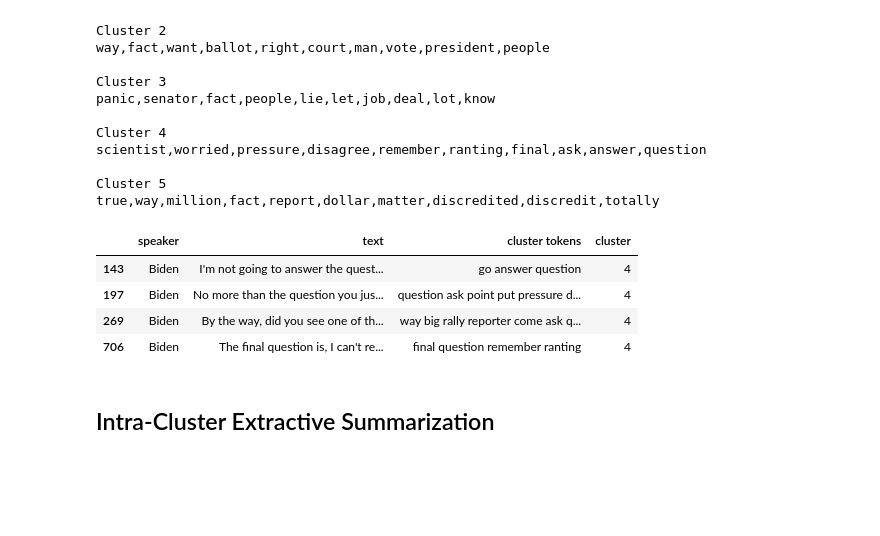
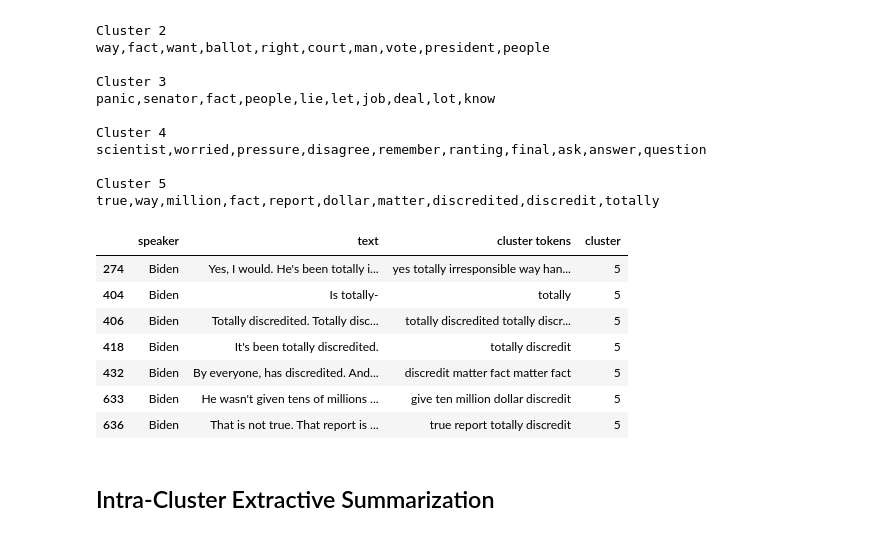
Before and after one commit to trishnak99/presidential-debate-summarizer, a Jupyter notebook: Clustering.ipynb, the cells around one changed output. Saved outputs shown, nothing was run; the diff lists cells and outputs as text; code cells hidden in the pictures; blank space fills up the shorter version.

Commit message:
Clustering update

```diff
--- a/Clustering.ipynb
+++ b/Clustering.ipynb
@@ -204,13 +204,16 @@ true,way,million,fact,report,dollar,matter,discredited,discredit,totally
 # %%
 trump_df['cluster'] = trump_clusters.tolist()
 biden_df['cluster'] = biden_clusters.tolist()
-biden_df[biden_df['cluster'] == 4]
+biden_df[biden_df['cluster'] == 5]
 # %% [output]
 |  | speaker | text | cluster tokens | cluster |
-| 143 | Biden | I'm not going to answer the quest... | go answer question | 4 |
-| 197 | Biden | No more than the question you jus... | question ask point put pressure d... | 4 |
-| 269 | Biden | By the way, did you see one of th... | way big rally reporter come ask q... | 4 |
-| 706 | Biden | The final question is, I can't re... | final question remember ranting | 4 |
+| 274 | Biden | Yes, I would. He's been totally i... | yes totally irresponsible way han... | 5 |
+| 404 | Biden | Is totally- | totally | 5 |
+| 406 | Biden | Totally discredited. Totally disc... | totally discredited totally discr... | 5 |
+| 418 | Biden | It's been totally discredited. | totally discredit | 5 |
+| 432 | Biden | By everyone, has discredited. And... | discredit matter fact matter fact | 5 |
+| 633 | Biden | He wasn't given tens of millions ... | give ten million dollar discredit | 5 |
+| 636 | Biden | That is not true. That report is ... | true report totally discredit | 5 |
 # %% [markdown]
 ## Intra-Cluster Extractive Summarization
 # %%
```
Also changed, not shown: parts of 4 cells of this notebook, 1 other file.
